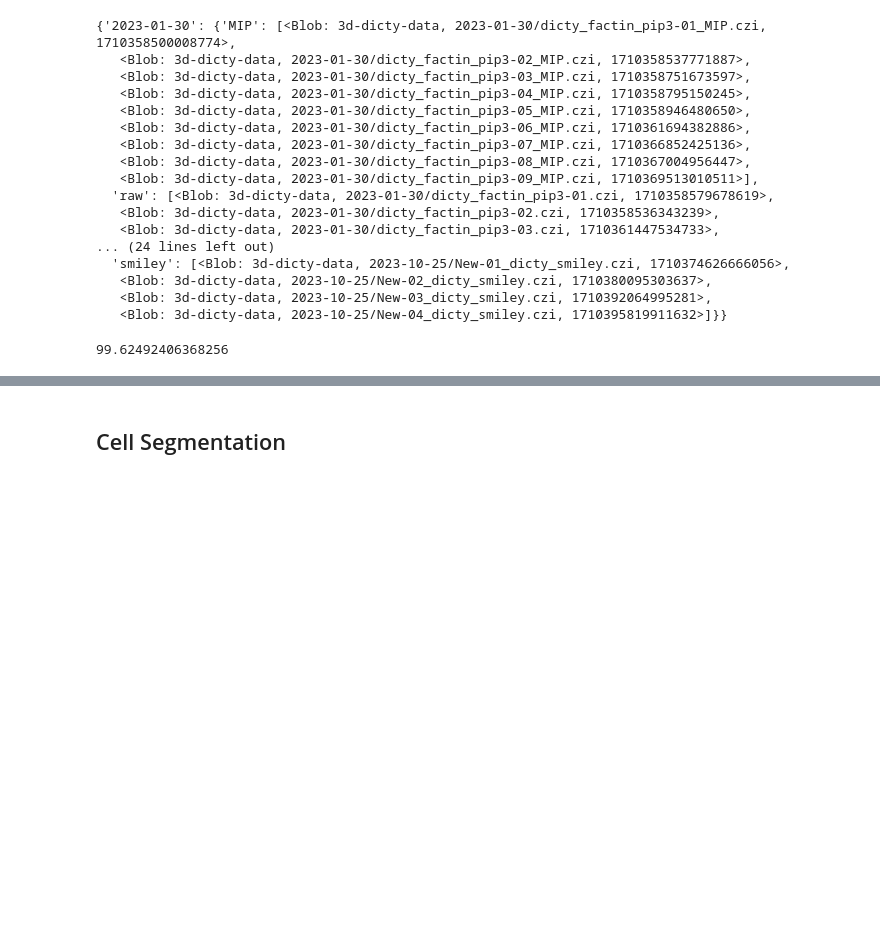
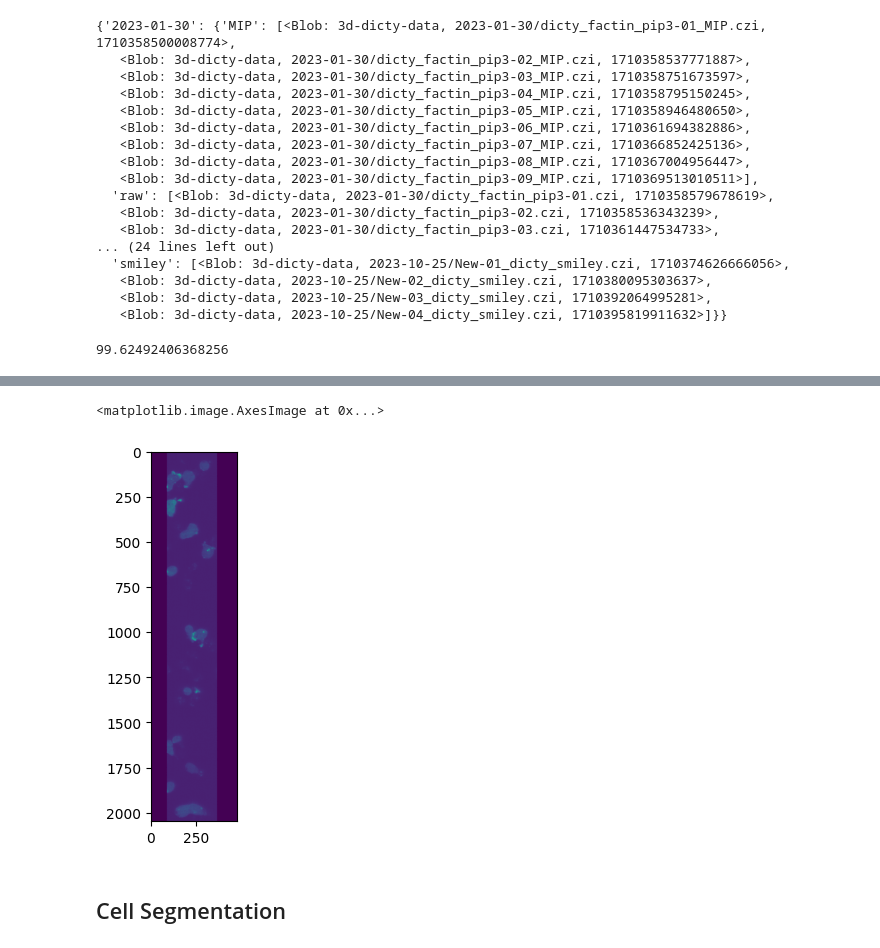
Before and after one commit to SammyAgrawal/ActinMotionPrediction, a Jupyter notebook: VideoProcessing.ipynb, the cells around one changed output, grey strips where cells are left out. Drawn from its saved outputs; the diff is of its cells as text; code cells hidden in the pictures; blank space fills up the shorter version.

```diff
--- a/VideoProcessing.ipynb
+++ b/VideoProcessing.ipynb
@@ -167,2 +232,7 @@ dicty_factin_pip3-01.czi  dicty_factin_pip3-05_processed.czi  New-04.czi
+# %%
+plt.imshow(img[0])
+# %% [output]
+<matplotlib.image.AxesImage at 0x...>
+[figure, added]
 # %% [markdown]
 ## Cell Segmentation
```
Also changed, not shown: parts of 54 cells of this notebook.
